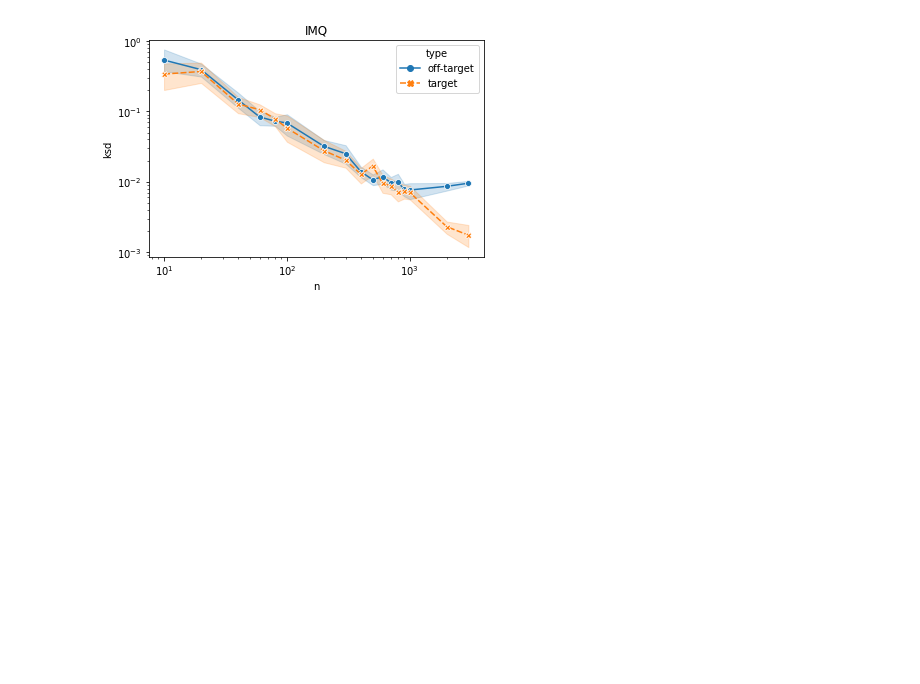
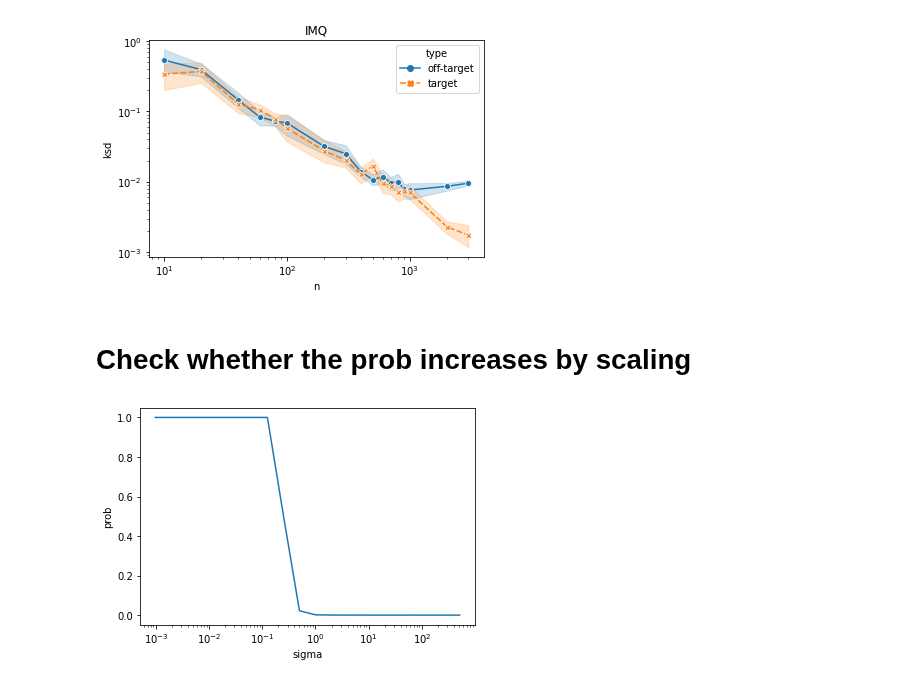
Before and after one commit to XingLLiu/u-stat-high-dim, a Jupyter notebook: find_noise.ipynb, the cells around one changed output. Drawn from its saved outputs; the diff is of its cells as text; code cells hidden in the pictures; blank space fills up the shorter version.

```diff
--- a/find_noise.ipynb
+++ b/find_noise.ipynb
@@ -471,3 +485,34 @@ plt.xscale("log")
 plt.yscale("log")
 # %% [output]
 [figure]
+# %% [markdown]
+# Check whether the prob increases by scaling
+# %%
+delta = 4.
+left_component_mean = - delta * tf.eye(1)[:, 0]
+threshold = -1.
+
+def prob_scaling(sigma_list):
+    n = 10000
+
+    prob_list = []
+    x1_list = []
+
+    for sigma in tqdm(sigma_list):
+        left_component = tfd.MultivariateNormalDiag(sigma * left_component_mean, scale_identity_multiplier=sigma)
+        sample = left_component.sample((n))
+        prob = (sample[:, 0] > threshold).numpy().mean()
+        prob_list.append(prob)
+        x1_list += [[x[0].numpy(), sigma] for x in sample]
+
+    prob_df = pd.DataFrame({"sigma": sigma_list, "prob": prob_list})
+    x1_df = pd.DataFrame(x1_list, columns=["x1", "sigma"])
+    return prob_df, x1_df
+# %%
+sigma_list = [tf.math.pow(2., x).numpy() for x in tf.experimental.numpy.arange(-10., 10., 1.0).numpy()]
+prob_df, x1_df = prob_scaling(sigma_list)
+# %%
+sns.lineplot(data=prob_df, x="sigma", y="prob", markers=True)
+plt.xscale("log")
+# %% [output]
+[figure, added]
```
Also changed, not shown: parts of 12 cells of this notebook, 5 other files.
